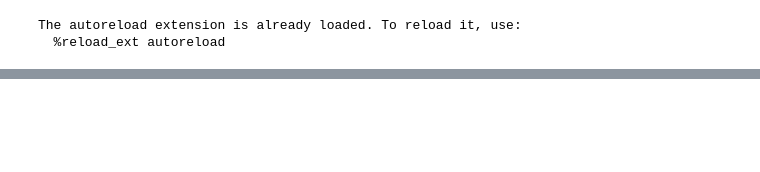
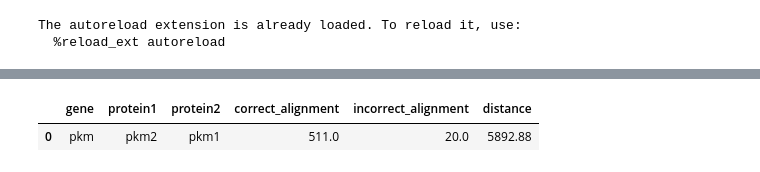
Before and after one commit to aasavari-kakne/cme291, a Jupyter notebook: code/technique_1.ipynb, the cells around one changed output, grey strips where cells are left out. Drawn from its saved outputs; the diff is of its cells as text; code cells hidden in the pictures; blank space fills up the shorter version.

```diff
--- a/code/technique_1.ipynb
+++ b/code/technique_1.ipynb
@@ -52,0 +88,6 @@ for gene_path in glob(root + '*/'):
+# %%
+df.to_csv(root + 'results.csv', index=False)
+df
+# %% [output]
+|  | gene | protein1 | protein2 | correct_alignment | incorrect_alignment | distance |
+| 0 | pkm | pkm2 | pkm1 | 511.0 | 20.0 | 5892.88 |
```
Also changed, not shown: parts of 2 cells of this notebook, 4 other files.
